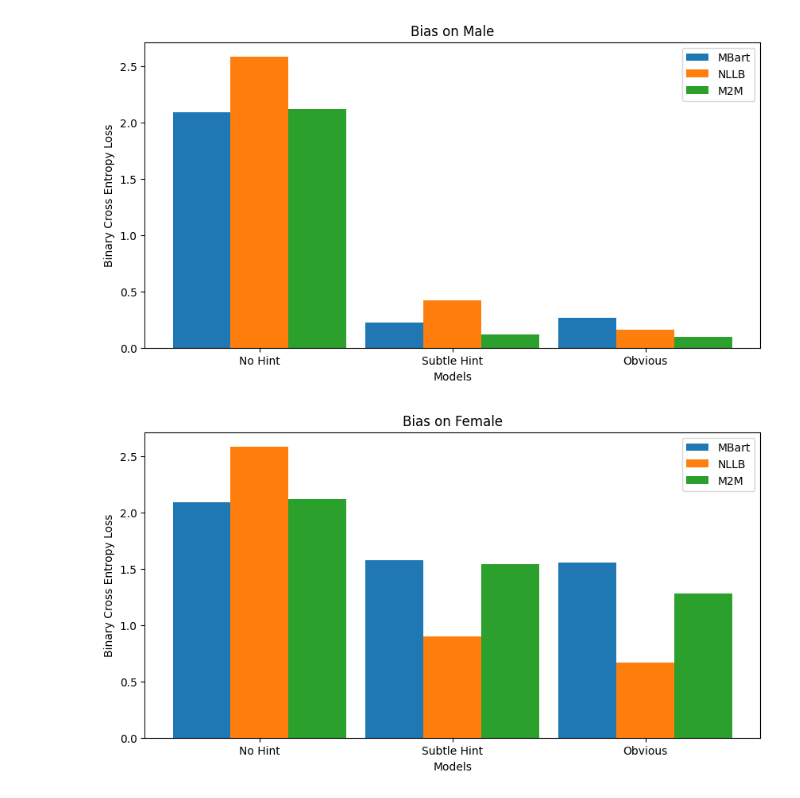
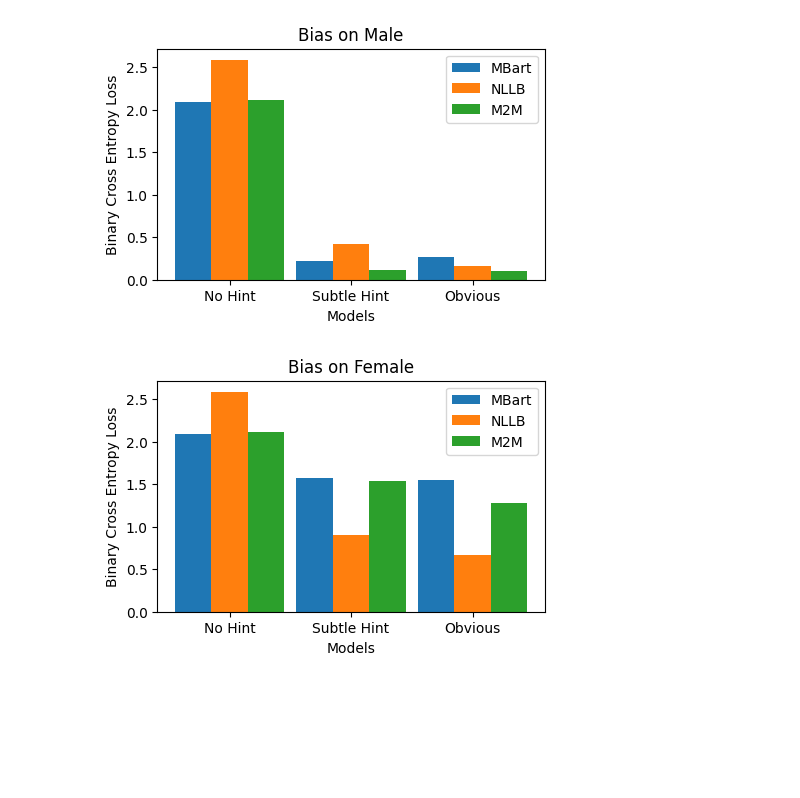
Before and after one commit to RcwYuen/ucl-comp0087-snlp-cw, a Jupyter notebook: to_excel.ipynb, the cells around one changed output. Saved outputs shown, nothing was run; the diff lists cells and outputs as text; code cells hidden in the pictures; blank space fills up the shorter version.

```diff
--- a/to_excel.ipynb
+++ b/to_excel.ipynb
@@ -12,44 +11,30 @@ m2m = getanalytics("m2m-100") if not ratio else getratio("m2m-100")
 # %%
 import matplotlib.pyplot as plt
 import numpy as np
 
 def plot(gender):
     N = 3
-
-    # Position of bars on x-axis
     ind = np.arange(N)
-
-    # Figure size
-    plt.figure(figsize=(10,5))
-
-    # Width of a bar
+    plt.figure(figsize=(5, 3))
     width = 0.3
-
-    # Plotting
     plt.bar(ind, mbart[gender], width, label='MBart')
     plt.bar(ind + width, nllb[gender], width, label='NLLB')
     plt.bar(ind + 2 * width, m2m[gender], width, label='M2M')
 
     plt.xlabel('Models')
     plt.ylabel("Binary Cross Entropy Loss")
     plt.title(f'Bias on {gender}')
-
-    # xticks()
-    # First argument - A list of positions at which ticks should be placed
-    # Second argument -  A list of labels to place at the given locations
     plt.xticks(ind + width, ('No Hint', 'Subtle Hint', 'Obvious'))
-
-    # Finding the best position for legends and putting it
     plt.legend(loc='best')
     plt.show()
 
 plot("Male")
 # %% [output]
-[figure, old version]
+[figure, new version]
 # %%
 plot("Female")
 # %% [output]
-[figure, old version]
+[figure, new version]
 # %%
 from pathlib import Path
 import pandas as pd
```
Also changed, not shown: parts of 3 cells of this notebook, 3 other files.
